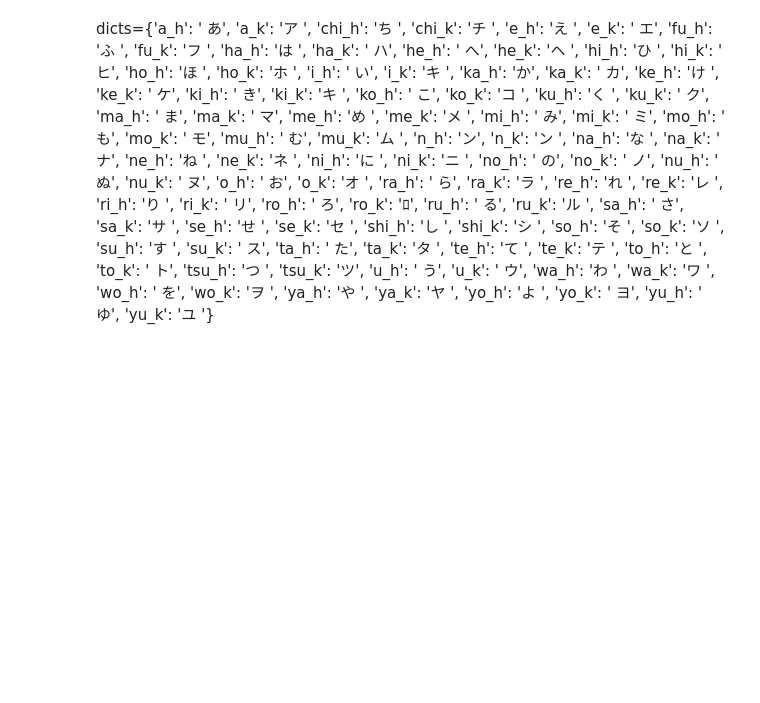
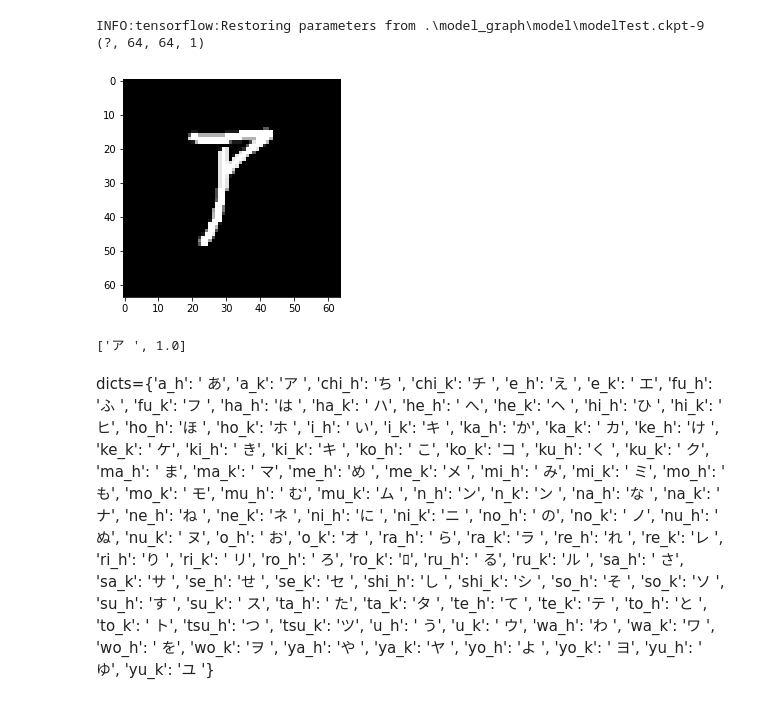
Before and after one commit to buiconghoang/b_khoaluan, a Jupyter notebook: Test2.ipynb, the cells around one changed output. Drawn from its saved outputs; the diff is of its cells as text; code cells hidden in the pictures; blank space fills up the shorter version.

```diff
--- a/Test2.ipynb
+++ b/Test2.ipynb
@@ -188,25 +207,26 @@ class Test(object):
 
         return [alphabet_japan,acc]
 # %%
-file_image = r"D:\DatasetJapanese\data_katagana\katakana_test\a_k\01400.png"
-file_2 = r".\image\a.png"
-p1= r".\image\a_den.png"
-p11=r".\image\ak_ok.png"
-p2=r"D:\DatasetJapanese\data_use_kl\ka_h\etl7_1046.png"
-p3=r"C:\Users\BuiHoang\a_LearnPython\iw1.png"
-p4=r"C:\Users\BuiHoang\a_LearnPython\img3.png"
 
-# lap huy
-p1=r"D:\Hoang\test_generate_data\a.png"
-t=Test(p1)
+# p1= r".\image\a_den.png"
 
-# t.listOfTensor()
+# # lap huy
+# p1=r"C:\Users\buico\b_khoaluan\data_test\a.png"
 
-pred = t.predict()
-print(pred)
+# t=Test(p1)
 
-t.print_layer()
-t.print_weight()
+# # t.listOfTensor()
+
+# pred = t.predict()
+# print(pred)
+
+# # t.print_layer()
+# # t.print_weight()
+# %% [output]
+INFO:tensorflow:Restoring parameters from .\model_graph\model\modelTest.ckpt-9
+(?, 64, 64, 1)
+[figure, added]
+['ア ', 1.0]
 # %% [markdown]
 dicts={'a_h': ' あ', 'a_k': 'ア ', 'chi_h': 'ち ', 'chi_k': 'チ ', 'e_h': 'え ', 'e_k': ' エ', 'fu_h': 'ふ ', 'fu_k': 'フ ',
        'ha_h': 'は ', 'ha_k': ' ハ', 'he_h': ' へ', 'he_k': 'ヘ ', 'hi_h': 'ひ ', 'hi_k': ' ヒ', 'ho_h': 'ほ ', 'ho_k': 'ホ ',
```
Also changed, not shown: parts of 2 cells of this notebook, 10 other files.
